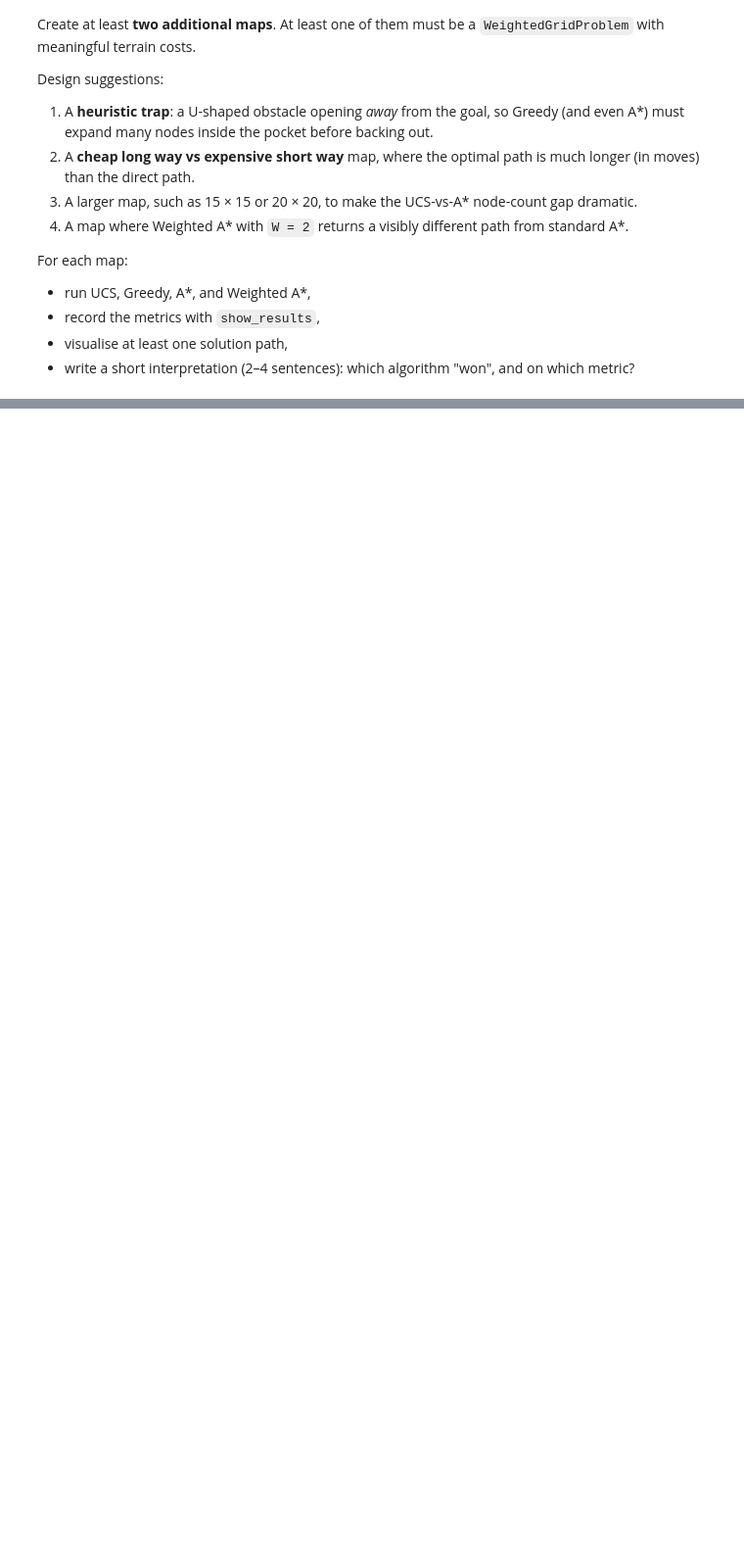
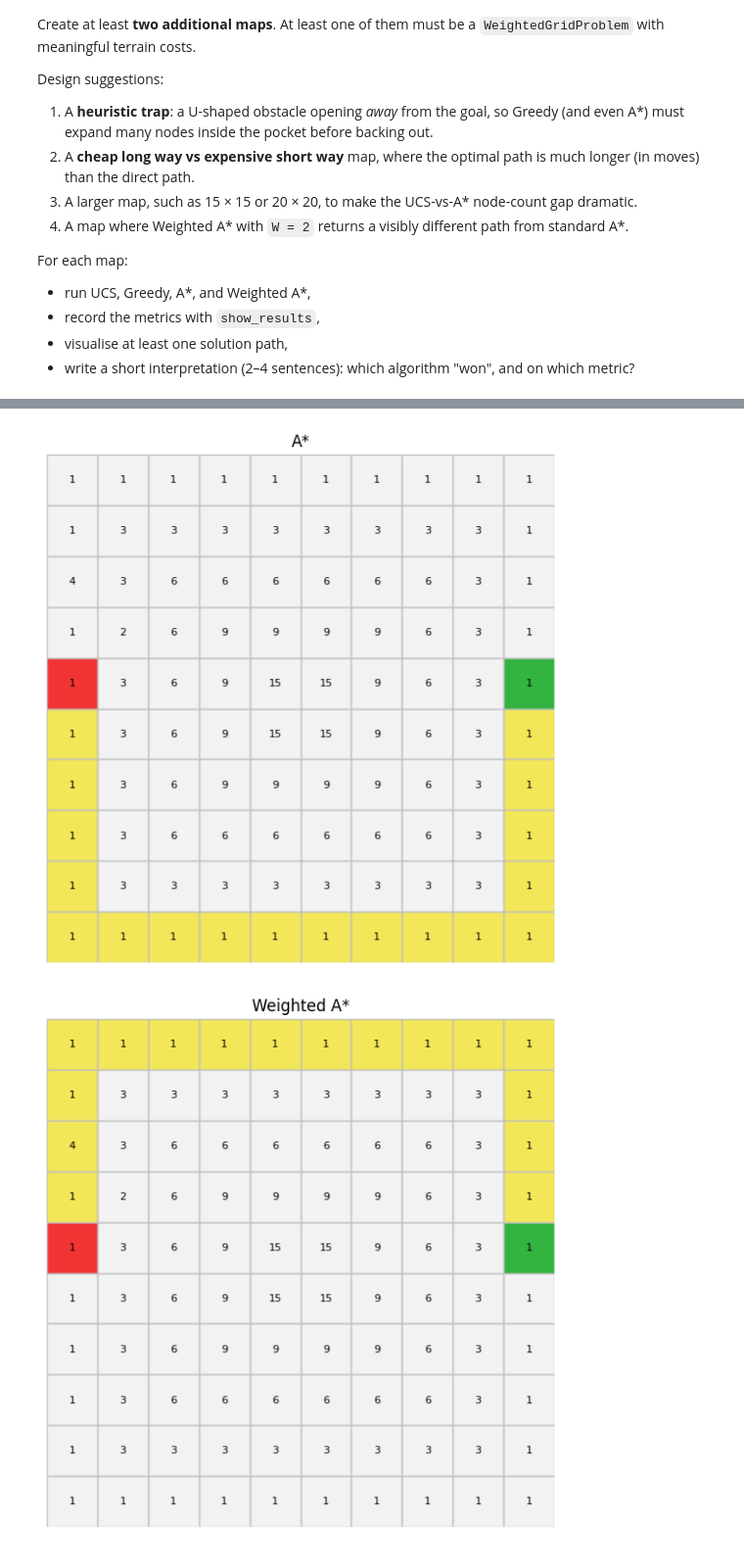
Before and after one commit to Mike-Jagger/intro-to-ai-lab-1, a Jupyter notebook: Gerard Ledoux_Mendjemo Ngangom_Lab_1B.ipynb, the cells around one changed output, grey strips where cells are left out. Shown at 98% size. Drawn from its saved outputs; the diff is of its cells as text; code cells hidden in the pictures; blank space fills up the shorter version.

```diff
--- a/Gerard Ledoux_Mendjemo Ngangom_Lab_1B.ipynb
+++ b/Gerard Ledoux_Mendjemo Ngangom_Lab_1B.ipynb
@@ -1171,25 +1173,66 @@ For each map:
 # TODO 10:
 # Create your first custom map here.
 
-custom_grid_1 = [
-    # Replace this with your own grid.
+# A 10x10 open grid with zero physical walls (all 0s).
+custom_grid_1 = [[0 for _ in range(10)] for _ in range(10)]
+
+# Concentric rings of increasing terrain costs, peaking in the center.
+custom_costs_1 = [
+    [1, 1, 1, 1, 1, 1, 1, 1, 1, 1],
+    [1, 3, 3, 3, 3, 3, 3, 3, 3, 1],
+    [4, 3, 6, 6, 6, 6, 6, 6, 3, 1],
+    [1, 2, 6, 9, 9, 9, 9, 6, 3, 1],
+    [1, 3, 6, 9, 15, 15, 9, 6, 3, 1],
+    [1, 3, 6, 9, 15, 15, 9, 6, 3, 1],
+    [1, 3, 6, 9, 9, 9, 9, 6, 3, 1],
+    [1, 3, 6, 6, 6, 6, 6, 6, 3, 1],
+    [1, 3, 3, 3, 3, 3, 3, 3, 3, 1],
+    [1, 1, 1, 1, 1, 1, 1, 1, 1, 1],
 ]
 
-custom_costs_1 = [
-    # Terrain costs (same shape as the grid), if using WeightedGridProblem.
+# Move the start and goal to the middle rows
+custom_start_1 = (4, 0)
+custom_goal_1 = (4, 9)
+
+custom_problem_1 = WeightedGridProblem(
+    custom_grid_1, custom_start_1, custom_goal_1, terrain_costs=custom_costs_1
+)
+
+custom_results_1 = [
+    ucs.search(custom_problem_1),
+    astar.search(custom_problem_1),
+    wastar2.search(custom_problem_1),
+    greedy.search(custom_problem_1),
 ]
 
-custom_start_1 = None
-custom_goal_1 = None
+display(show_results(custom_results_1))
 
-# Example after completing:
-# custom_problem_1 = WeightedGridProblem(
-#     custom_grid_1, custom_start_1, custom_goal_1, terrain_costs=custom_costs_1
-# )
-# custom_results_1 = [
-#     ucs.search(custom_problem_1),
-#     astar.search(custom_problem_1),
-#     wastar2.search(custom_problem_1),
-#     greedy.search(custom_problem_1),
-# ]
-# show_results(custom_results_1)
+plot_path(
+    custom_grid_1, custom_start_1, custom_goal_1,
+    path=custom_results_1[1].path, terrain_costs=custom_costs_1,
+    title="A*"
+)
+
+plot_path(
+    custom_grid_1, custom_start_1, custom_goal_1,
+    path=custom_results_1[2].path, terrain_costs=custom_costs_1,
+    title="Weighted A*"
+)
+
+plot_path(
+    custom_grid_1, custom_start_1, custom_goal_1,
+    path=custom_results_1[3].path, terrain_costs=custom_costs_1,
+    title="Greedy"
+)
+
+"""
+Interpretation:
+The trap clearly separates the algorithms based on their reliance on `g(n)` vs `h(n)`.
+Greedy ignores the high terrain costs and charges straight through the 15-cost center,
+resulting in a bad final path cost. A* correctly evaluates that the long, 1-cost perimeter
+is cheaper and routes around the mountain.
+Weighted A* (W=2) has an inflated heuristic that makes it impatient, so it continues with the
+1 cost path with the 4 cost on its way despite there being another 1 cost path that is less
+expensive (the one taken by A*), resulting in a path cost that sits right between A* and Greedy.
+"""
+# %% [output]
@@ -1195,0 +1244,2 @@ custom_goal_1 = None
+[figure, added]
+[figure, added]
```
Also changed, not shown: parts of 3 cells of this notebook.
